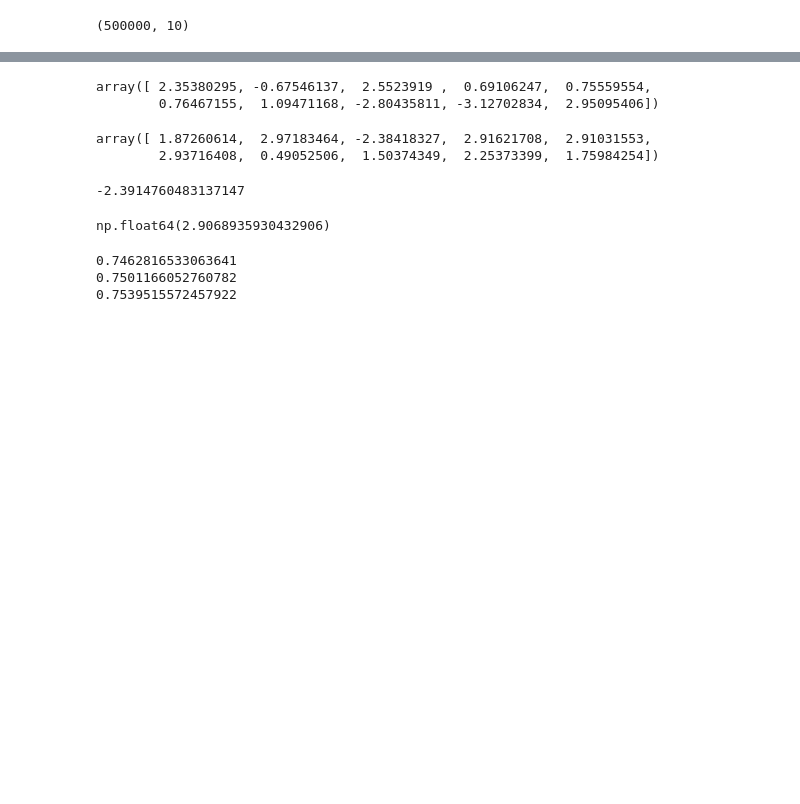
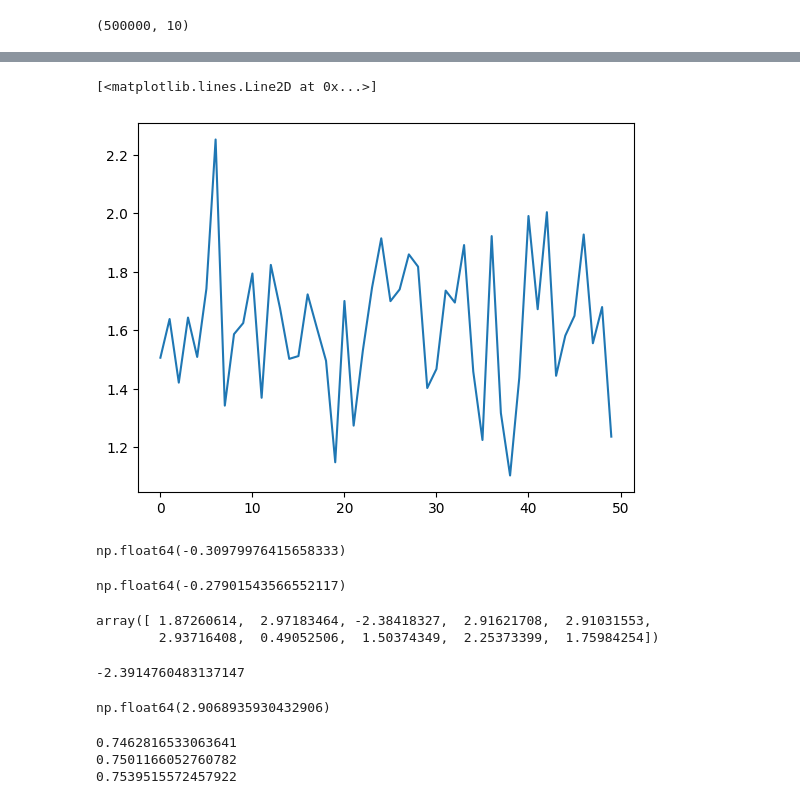
Before and after one commit to mohanagr/flicker, a Jupyter notebook: jupyter/visualize_spectra.ipynb, the cells around one changed output, grey strips where cells are left out. Saved outputs shown, nothing was run; the diff lists cells and outputs as text; code cells hidden in the pictures; blank space fills up the shorter version.

```diff
--- a/jupyter/visualize_spectra.ipynb
+++ b/jupyter/visualize_spectra.ipynb
@@ -37,8 +65,16 @@ plt.colorbar()
+# %%
+plt.plot(np.real(xc_avg_phased))
+# %% [output]
+[<matplotlib.lines.Line2D at 0x...>]
+[figure, added]
 # %%
-np.angle(np.mean(xc[:50000,:],axis=0))
+np.angle(np.mean(xc_avg_phased))
 # %% [output]
-array([ 2.35380295, -0.67546137,  2.5523919 ,  0.69106247,  0.75559554,
-        0.76467155,  1.09471168, -2.80435811, -3.12702834,  2.95095406])
+np.float64(-0.30979976415658333)
+# %%
+np.angle(xc_avg[0,4])/(2*np.pi*1834/4096) #value slightly less than actual expected delay because of averaging of drift.``
+# %% [output]
+np.float64(-0.27901543566552117)
 # %%
 np.angle(np.mean(xc[:50000,:],axis=0))
 # %% [output]
```
Also changed, not shown: parts of 8 cells of this notebook, 3 other files.
